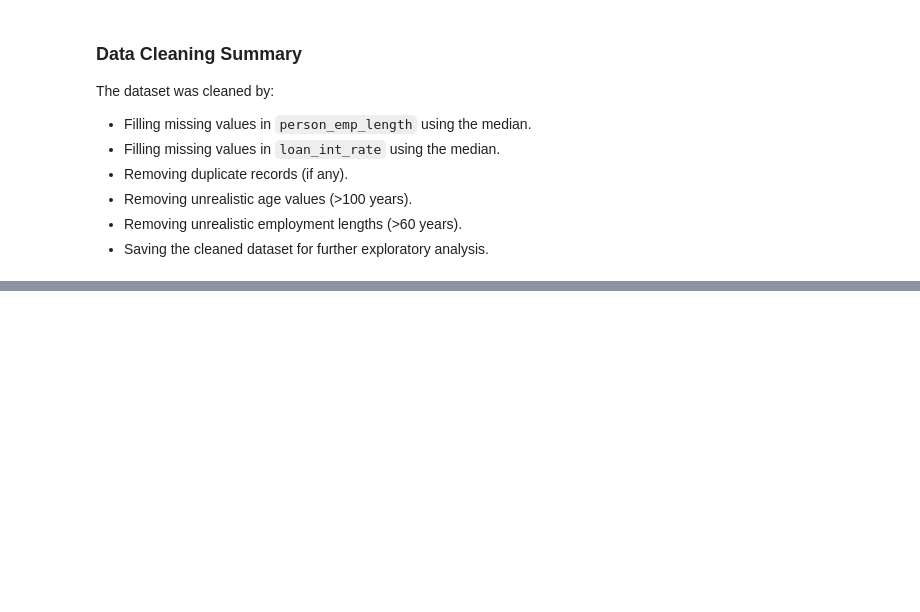
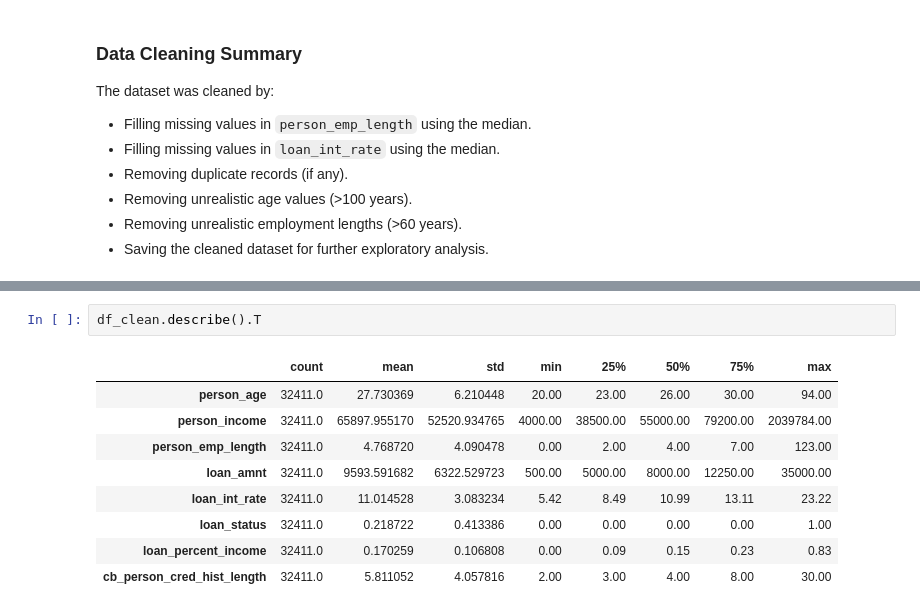
Before and after one commit to charank006/credit-risk-eda, a Jupyter notebook: notebooks/credit_eda.ipynb, the cells around one changed output, grey strips where cells are left out. Saved outputs shown, nothing was run; the diff lists cells and outputs as text; blank space fills up the shorter version.

```diff
--- a/notebooks/credit_eda.ipynb
+++ b/notebooks/credit_eda.ipynb
@@ -421,0 +455,12 @@ The dataset was cleaned by:
+# %%
+df_clean.describe().T
+# %% [output]
+|  | count | mean | std | min | 25% | 50% | 75% | max |
+| person_age | 32411.0 | 27.730369 | 6.210448 | 20.00 | 23.00 | 26.00 | 30.00 | 94.00 |
+| person_income | 32411.0 | 65897.955170 | 52520.934765 | 4000.00 | 38500.00 | 55000.00 | 79200.00 | 2039784.00 |
+| person_emp_length | 32411.0 | 4.768720 | 4.090478 | 0.00 | 2.00 | 4.00 | 7.00 | 123.00 |
+| loan_amnt | 32411.0 | 9593.591682 | 6322.529723 | 500.00 | 5000.00 | 8000.00 | 12250.00 | 35000.00 |
+| loan_int_rate | 32411.0 | 11.014528 | 3.083234 | 5.42 | 8.49 | 10.99 | 13.11 | 23.22 |
+| loan_status | 32411.0 | 0.218722 | 0.413386 | 0.00 | 0.00 | 0.00 | 0.00 | 1.00 |
+| loan_percent_income | 32411.0 | 0.170259 | 0.106808 | 0.00 | 0.09 | 0.15 | 0.23 | 0.83 |
+| cb_person_cred_hist_length | 32411.0 | 5.811052 | 4.057816 | 2.00 | 3.00 | 4.00 | 8.00 | 30.00 |
```
Also changed, not shown: parts of 11 cells of this notebook.
